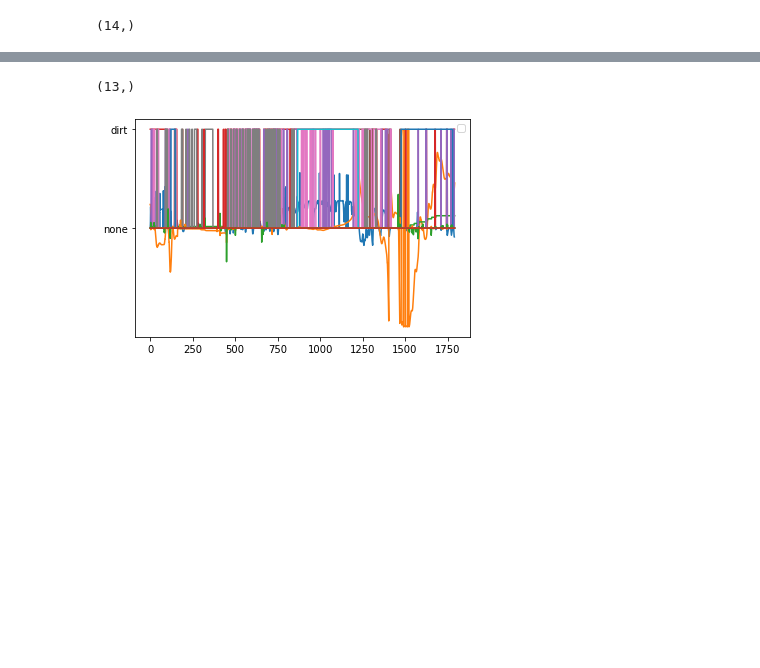
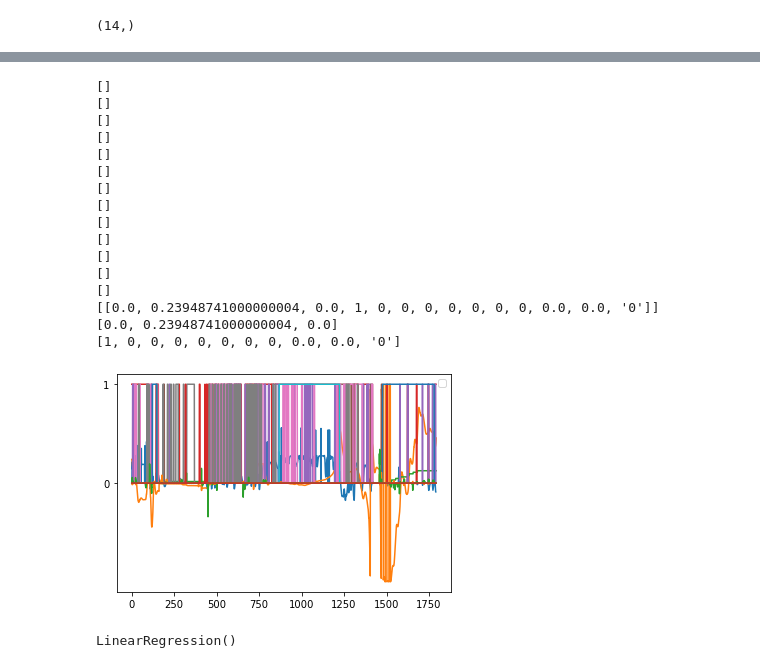
Before and after one commit to OrdinaryHacker101/MinecraftAI, a Jupyter notebook: DATA_ANALYZER.ipynb, the cells around one changed output, grey strips where cells are left out. Saved outputs shown, nothing was run; the diff lists cells and outputs as text; code cells hidden in the pictures; blank space fills up the shorter version.

```diff
--- a/DATA_ANALYZER.ipynb
+++ b/DATA_ANALYZER.ipynb
@@ -16,6 +16,14 @@ file[0] = file[0][:-1]
 file[-2] = file[-2]/180
 #dirt in inventory
 file[2] = file[2]/64
+#placing objects
+for each in range(len(file[-1])):
+    checking = file[-1][each]
+    if checking == "none":
+        file[-1][each] = 0
+    else:
+        file[-1][each] = 1
+
 for i in range(len(file)):
     print(labels[i])
     plt.plot(file[i])
@@ -61,12 +70,22 @@ from pandas.plotting import scatter_matrix
 import pandas as pd
 # %%
 #print(file)
-'''processed_file = []
-for each in range(len(file)):
-    processed_file.append([file[:][each]])'''
-X_data = file[:3]
-Y_data = file[3:]
-print(np.array(file)[:].shape)
+processed_file = []
+one_list = []
+
+for g in range(14):
+    for i in range(1):
+        arr = file[g][i]
+        one_list.append(arr)
+
+    if len(one_list) == 14:
+        processed_file.append(one_list)
+        one_list=[]
+    print(processed_file)
+X_data = processed_file[0][:3]
+Y_data = processed_file[0][3:]
+print(X_data)
+print(Y_data)
 
 for each in np.array(file):
     plt.plot(each)
@@ -77,2 +96,22 @@ No handles with labels found to put in legend.
-(13,)
+[]
+[]
+[]
+[]
+[]
+[]
+[]
+[]
+[]
+[]
+[]
+[]
+[]
+[[0.0, 0.23948741000000004, 0.0, 1, 0, 0, 0, 0, 0, 0, 0, 0.0, 0.0, '0']]
+[0.0, 0.23948741000000004, 0.0]
+[1, 0, 0, 0, 0, 0, 0, 0, 0.0, 0.0, '0']
-[figure, old version]
+[figure, new version]
+# %%
+lin_reg = LinearRegression()
+lin_reg.fit([np.array(X_data)], [np.array(Y_data)])
+# %% [output]
+LinearRegression()
```
Also changed, not shown: parts of 2 cells of this notebook.
